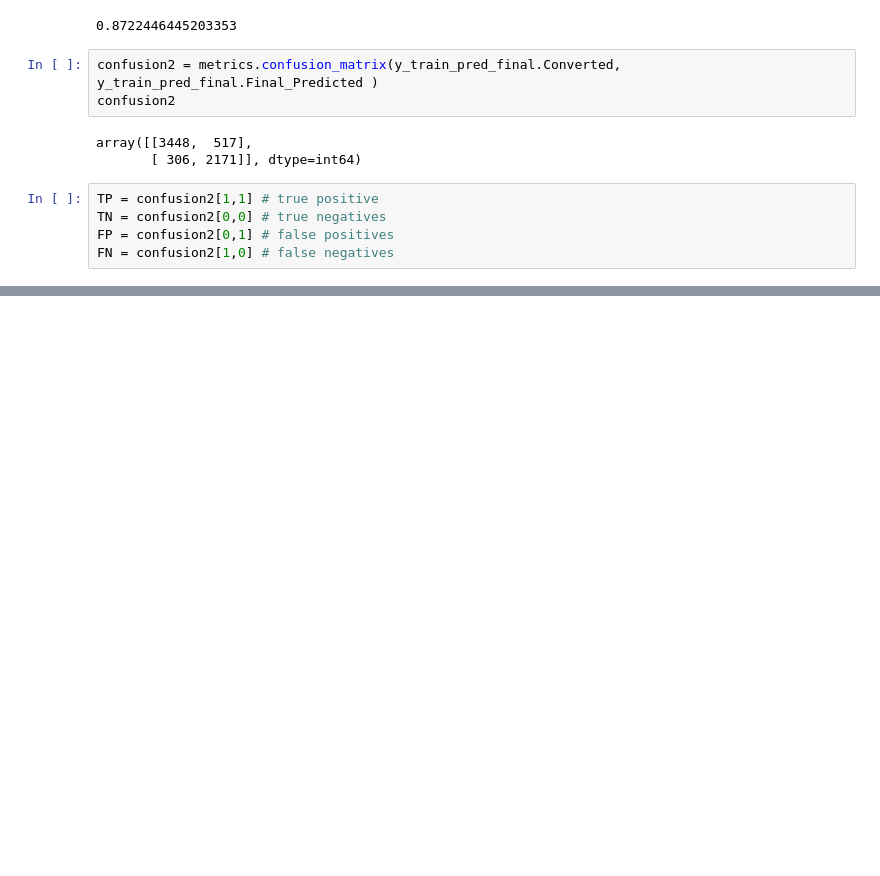
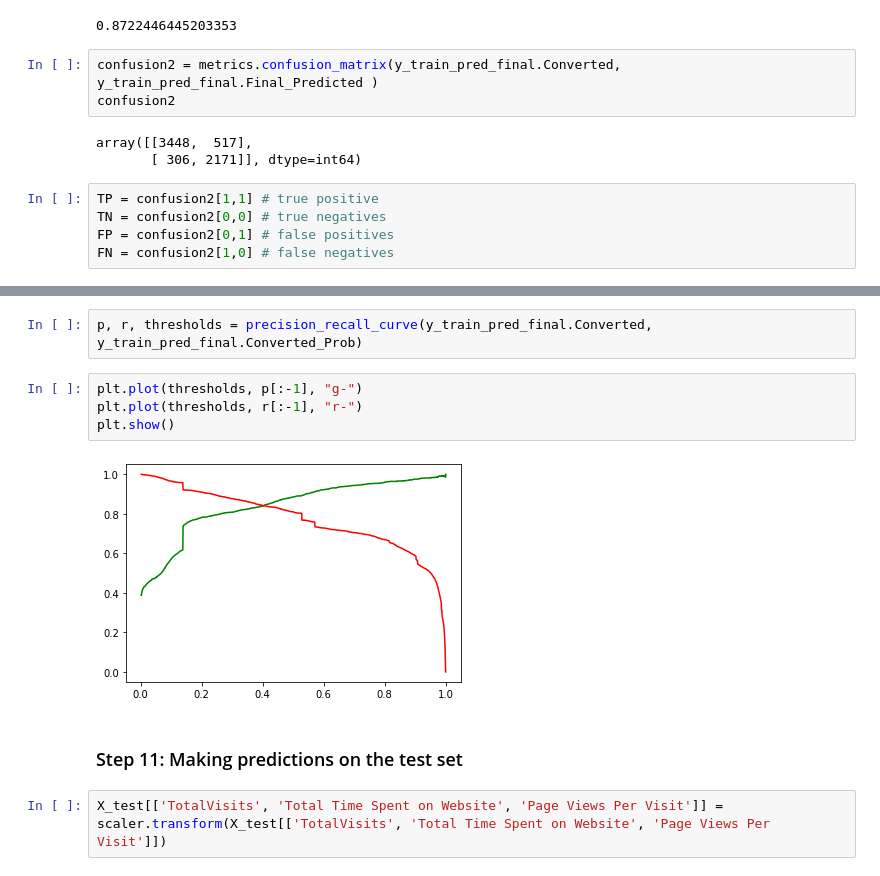
Before and after one commit to singh-manvinder/lead_scoring, a Jupyter notebook: solution.ipynb, the cells around one changed output, grey strips where cells are left out. Cells and saved outputs as stored; diff of their text form; blank space fills up the shorter version.

```diff
--- a/solution.ipynb
+++ b/solution.ipynb
@@ -934,0 +1017,12 @@ TP / float(TP+FN)
+# %%
+p, r, thresholds = precision_recall_curve(y_train_pred_final.Converted, y_train_pred_final.Converted_Prob)
+# %%
+plt.plot(thresholds, p[:-1], "g-")
+plt.plot(thresholds, r[:-1], "r-")
+plt.show()
+# %% [output]
+[figure, added]
+# %% [markdown]
+### Step 11: Making predictions on the test set
+# %%
+X_test[['TotalVisits', 'Total Time Spent on Website', 'Page Views Per Visit']] = scaler.transform(X_test[['TotalVisits', 'Total Time Spent on Website', 'Page Views Per Visit']])
```
Also changed, not shown: parts of 41 cells of this notebook.
